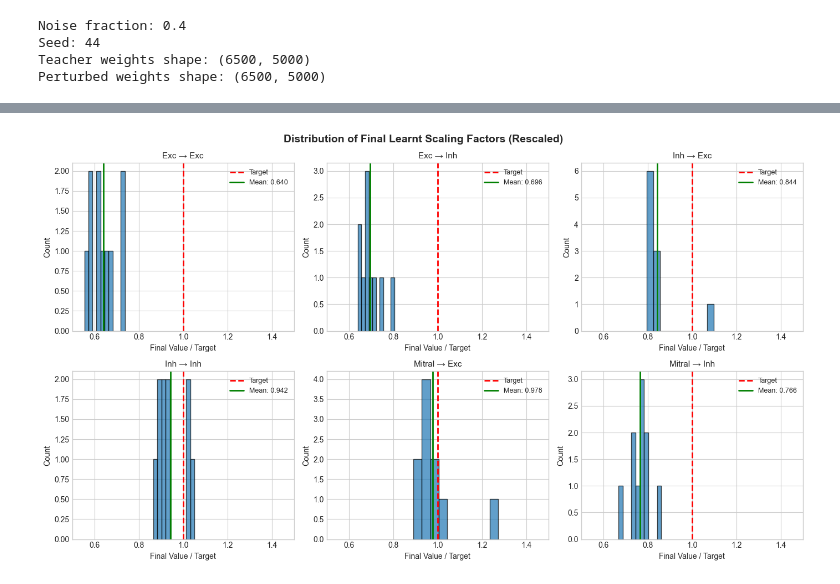
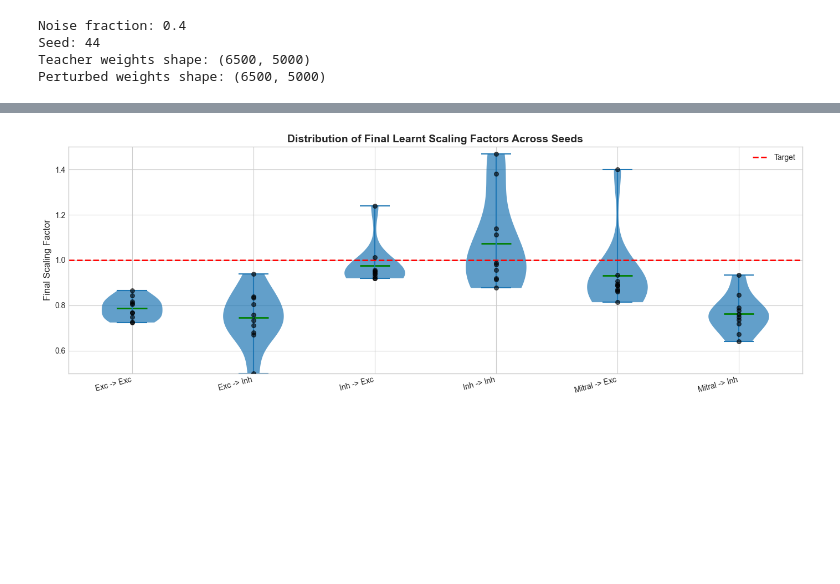
Before and after one commit to rory-bedford/connectome-snns, a Jupyter notebook: notebooks/analyse_noisy_student_teacher.ipynb, the cells around one changed output, grey strips where cells are left out. Drawn from its saved outputs; the diff is of its cells as text; code cells hidden in the pictures; blank space fills up the shorter version.

```diff
--- a/notebooks/analyse_noisy_student_teacher.ipynb
+++ b/notebooks/analyse_noisy_student_teacher.ipynb
@@ -14,7 +14,7 @@ plt.rcParams["figure.dpi"] = 100
 # %%
 # Path to grid search results
 grid_search_dir = Path(
-    "/tungstenfs/scratch/gzenke/bedfrory/dp-simulations/activity-fitting/feedforward-noisy-units"
+    "/tungstenfs/scratch/gzenke/bedfrory/dp-simulations/noisy-weights/varying-noise"
 )
 
 # Find all run directories
@@ -22,7 +22,7 @@ run_dirs = sorted(
     [
         d
         for d in grid_search_dir.iterdir()
-        if d.is_dir() and d.name.startswith("noise-fraction-")
+        if d.is_dir() and d.name.startswith("noise-")
     ]
 )
 print(f"Found {len(run_dirs)} runs:")
@@ -511,5 +485,6 @@ Subsampled to 50,000 points for plotting
 # %%
-# Plot 1: Raw trajectories with targets for each scaling factor
+# Plot: Trajectories of scaling factors across all seeds
+# Since targets are now normalized to 1.0, we can directly compare values
 fig, axes = plt.subplots(2, 3, figsize=(14, 8), sharex=True)
 
 seeds = sorted(trajectories.keys())
@@ -522,24 +497,27 @@ for idx, (sf_key, sf_label) in enumerate(scaling_factor_names):
         traj = trajectories[seed]
         epochs = traj["epochs"]
         values = traj[f"{sf_key}_value"]
-        target = traj[f"{sf_key}_target"]
 
         # Plot trajectory
         ax.plot(epochs, values, color=colors[seed_idx], alpha=0.7, linewidth=1.5)
-        # Plot target as horizontal dashed line
-        ax.axhline(y=target, color=colors[seed_idx], linestyle="--", alpha=0.5, linewidth=1)
+
+    # Plot target line at 1.0 (all targets are normalized to 1)
+    ax.axhline(y=1.0, color="black", linestyle="--", linewidth=1.5, label="Target")
 
     ax.set_title(sf_label, fontsize=11)
-    ax.set_ylabel("Scaling Factor")
+    ax.set_ylabel("Scaling Factor / Target")
+    ax.set_ylim(0, 2)
     if idx >= 3:
         ax.set_xlabel("Epoch")
+    if idx == 0:
+        ax.legend(loc="upper right")
 
 # Add a legend showing seed colors
 handles = [plt.Line2D([0], [0], color=colors[i], linewidth=2) for i in range(len(seeds))]
 labels = [f"Seed {s}" for s in seeds]
 fig.legend(handles, labels, loc="center right", bbox_to_anchor=(1.08, 0.5))
 
-plt.suptitle("Convergence of Scaling Factors (Different Targets)", fontsize=14, fontweight="bold")
+plt.suptitle("Convergence of Scaling Factors (Different Random Seeds)", fontsize=14, fontweight="bold")
 plt.tight_layout()
 plt.subplots_adjust(right=0.88)
 plt.show()
@@ -589,53 +576,51 @@ plt.show()
 # %%
-# Plot 3: Distribution of final learnt scaling factors (rescaled)
-fig, axes = plt.subplots(2, 3, figsize=(14, 8))
+# Plot: Distribution of final learnt scaling factors as violin plot
+fig, ax = plt.subplots(figsize=(14, 5))
 
-for idx, (sf_key, sf_label) in enumerate(scaling_factor_names):
-    ax = axes.flat[idx]
+# Collect final values for all scaling factors
+violin_data = []
+violin_labels = []
 
-    # Collect final rescaled values
-    final_rescaled = []
-    for seed in seeds:
-        traj = trajectories[seed]
-        final_value = traj[f"{sf_key}_value"][-1]
-        target = traj[f"{sf_key}_target"]
-        final_rescaled.append(final_value / target)
+for sf_key, sf_label in scaling_factor_names:
+    final_values = [trajectories[seed][f"{sf_key}_value"][-1] for seed in seeds]
+    violin_data.append(final_values)
+    violin_labels.append(sf_label)
 
-    final_rescaled = np.array(final_rescaled)
+# Create violin plot
+parts = ax.violinplot(violin_data, positions=range(len(scaling_factor_names)),
+                       showmeans=True, showmedians=False)
 
-    # Plot histogram
-    ax.hist(final_rescaled, bins=10, edgecolor="black", alpha=0.7, color="C0")
+# Style the violins
+for pc in parts['bodies']:
+    pc.set_facecolor('C0')
+    pc.set_alpha(0.7)
+parts['cmeans'].set_color('green')
+parts['cmeans'].set_linewidth(2)
 
-    # Add vertical line at target (1.0)
-    ax.axvline(x=1.0, color="red", linestyle="--", linewidth=2, label="Target")
+# Add individual points
+for i, data in enumerate(violin_data):
+    ax.scatter([i] * len(data), data, color='black', s=30, alpha=0.6, zorder=3)
 
-    # Add mean line
-    mean_val = np.mean(final_rescaled)
-    ax.axvline(x=mean_val, color="green", linestyle="-", linewidth=2, label=f"Mean: {mean_val:.3f}")
+# Add target line
+ax.axhline(y=1.0, color="red", linestyle="--", linewidth=2, label="Target")
 
-    ax.set_title(sf_label, fontsize=11)
-    ax.set_xlabel("Final Value / Target")
-    ax.set_ylabel("Count")
-    ax.set_xlim(0.5, 1.5)
-    ax.legend(loc="upper right", fontsize=9)
+# Formatting
+ax.set_xticks(range(len(scaling_factor_names)))
+ax.set_xticklabels(violin_labels, rotation=15, ha='right')
+ax.set_ylabel("Final Scaling Factor", fontsize=12)
+ax.set_ylim(0.5, 1.5)
+ax.legend(loc="upper right")
 
-plt.suptitle("Distribution of Final Learnt Scaling Factors (Rescaled)", fontsize=14, fontweight="bold")
+plt.title("Distribution of Final Learnt Scaling Factors Across Seeds", fontsize=14, fontweight="bold")
 plt.tight_layout()
 plt.show()
 
 # Print summary statistics
-print("\nSummary Statistics (Final Value / Target):")
-print("-" * 60)
-for sf_key, sf_label in scaling_factor_names:
-    final_rescaled = []
-    for seed in seeds:
-        traj = trajectories[seed]
-        final_value = traj[f"{sf_key}_value"][-1]
-        target = traj[f"{sf_key}_target"]
-        final_rescaled.append(final_value / target)
-
-    final_rescaled = np.array(final_rescaled)
-    print(f"{sf_label:20s}: mean={np.mean(final_rescaled):.4f}, std={np.std(final_rescaled):.4f}, "
-          f"min={np.min(final_rescaled):.4f}, max={np.max(final_rescaled):.4f}")
+print("\nSummary Statistics (Final Scaling Factor Values):")
+print("-" * 70)
+for i, (sf_key, sf_label) in enumerate(scaling_factor_names):
+    vals = np.array(violin_data[i])
+    print(f"{sf_label:20s}: mean={np.mean(vals):.4f}, std={np.std(vals):.4f}, "
+          f"min={np.min(vals):.4f}, max={np.max(vals):.4f}")
 # %% [output]
-[figure, old version]
+[figure, new version]
```
Also changed, not shown: parts of 27 cells of this notebook, 4 other files.
